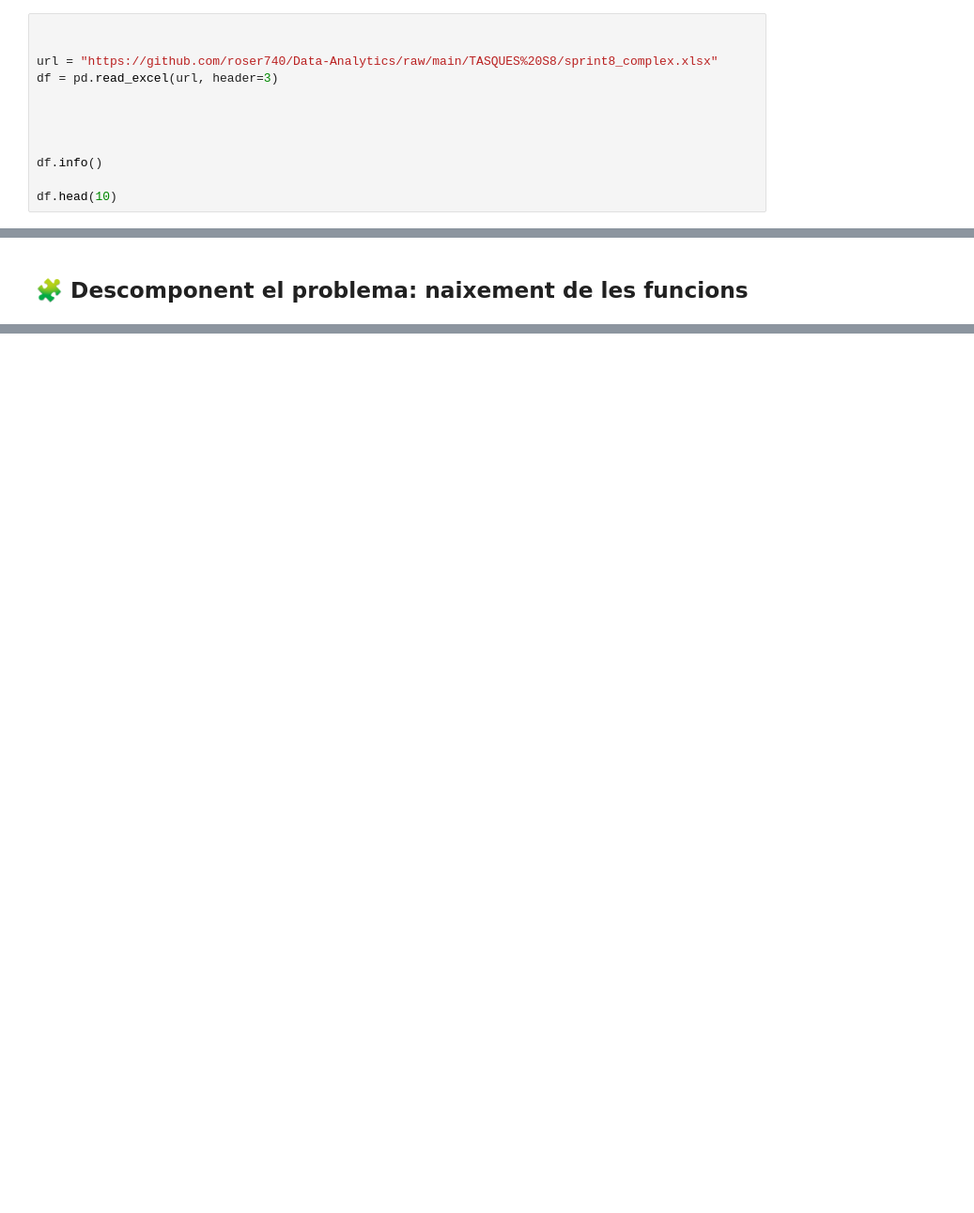
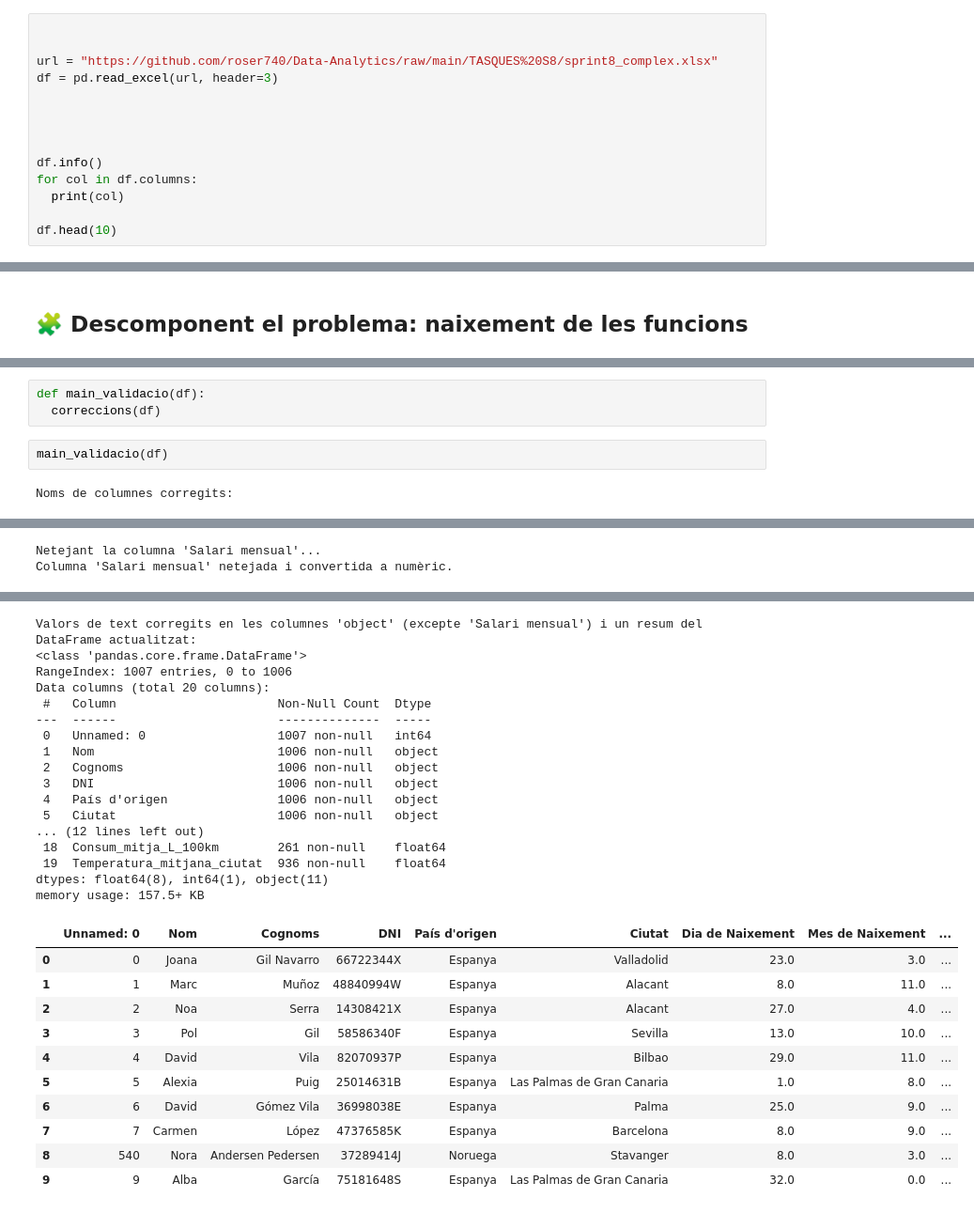
Before and after one commit to roser740/Data-Analytics, a Jupyter notebook: TASQUES S8/TS8_01_roser_carrera.ipynb, the cells around one changed output, grey strips where cells are left out. Shown at 94% size. Cells and saved outputs as stored; diff of their text form; blank space fills up the shorter version.

```diff
--- a/TASQUES S8/TS8_01_roser_carrera.ipynb
+++ b/TASQUES S8/TS8_01_roser_carrera.ipynb
@@ -65,6 +65,8 @@ df = pd.read_excel(url, header=3)
 
 
 df.info()
+for col in df.columns:
+  print(col)
 
 df.head(10)
 # %% [output]
@@ -136,0 +197,7 @@ Concretament, hauràs de:
+# %%
+def main_validacio(df):
+  correccions(df)
+# %%
+main_validacio(df)
+# %% [output]
+Noms de columnes corregits:
@@ -136,0 +210,2 @@ Concretament, hauràs de:
+Netejant la columna 'Salari mensual'...
+Columna 'Salari mensual' netejada i convertida a numèric.
@@ -136,0 +218,28 @@ Concretament, hauràs de:
+Valors de text corregits en les columnes 'object' (excepte 'Salari mensual') i un resum del DataFrame actualitzat:
+<class 'pandas.core.frame.DataFrame'>
+RangeIndex: 1007 entries, 0 to 1006
+Data columns (total 20 columns):
+ #   Column                      Non-Null Count  Dtype
+---  ------                      --------------  -----
+ 0   Unnamed: 0                  1007 non-null   int64
+ 1   Nom                         1006 non-null   object
+ 2   Cognoms                     1006 non-null   object
+ 3   DNI                         1006 non-null   object
+ 4   País d'origen               1006 non-null   object
+ 5   Ciutat                      1006 non-null   object
+... (12 lines left out)
+ 18  Consum_mitja_L_100km        261 non-null    float64
+ 19  Temperatura_mitjana_ciutat  936 non-null    float64
+dtypes: float64(8), int64(1), object(11)
+memory usage: 157.5+ KB
+|  | Unnamed: 0 | Nom | Cognoms | DNI | País d'origen | Ciutat | Dia de Naixement | Mes de Naixement | ... |
+| 0 | 0 | Joana | Gil Navarro | 66722344X | Espanya | Valladolid | 23.0 | 3.0 | ... |
+| 1 | 1 | Marc | Muñoz | 48840994W | Espanya | Alacant | 8.0 | 11.0 | ... |
+| 2 | 2 | Noa | Serra | 14308421X | Espanya | Alacant | 27.0 | 4.0 | ... |
+| 3 | 3 | Pol | Gil | 58586340F | Espanya | Sevilla | 13.0 | 10.0 | ... |
+| 4 | 4 | David | Vila | 82070937P | Espanya | Bilbao | 29.0 | 11.0 | ... |
+| 5 | 5 | Alexia | Puig | 25014631B | Espanya | Las Palmas de Gran Canaria | 1.0 | 8.0 | ... |
+| 6 | 6 | David | Gómez Vila | 36998038E | Espanya | Palma | 25.0 | 9.0 | ... |
+| 7 | 7 | Carmen | López | 47376585K | Espanya | Barcelona | 8.0 | 9.0 | ... |
+| 8 | 540 | Nora | Andersen Pedersen | 37289414J | Noruega | Stavanger | 8.0 | 3.0 | ... |
+| 9 | 9 | Alba | García | 75181648S | Espanya | Las Palmas de Gran Canaria | 32.0 | 0.0 | ... |
```
Also changed, not shown: parts of 5 cells of this notebook.
